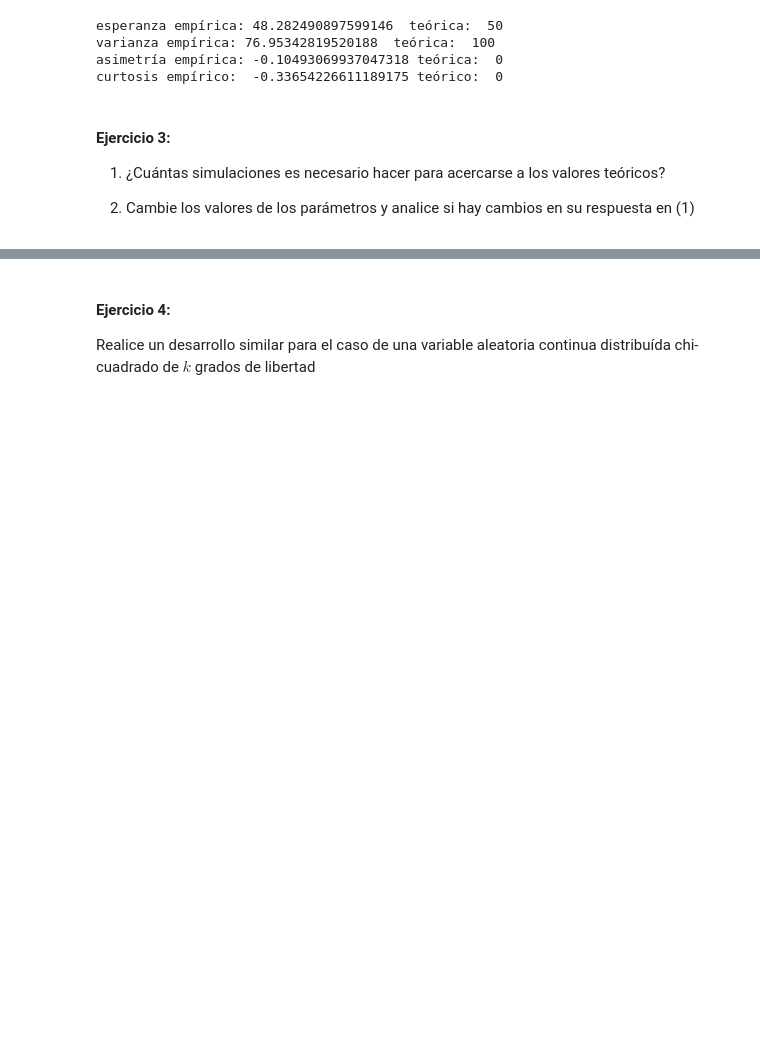
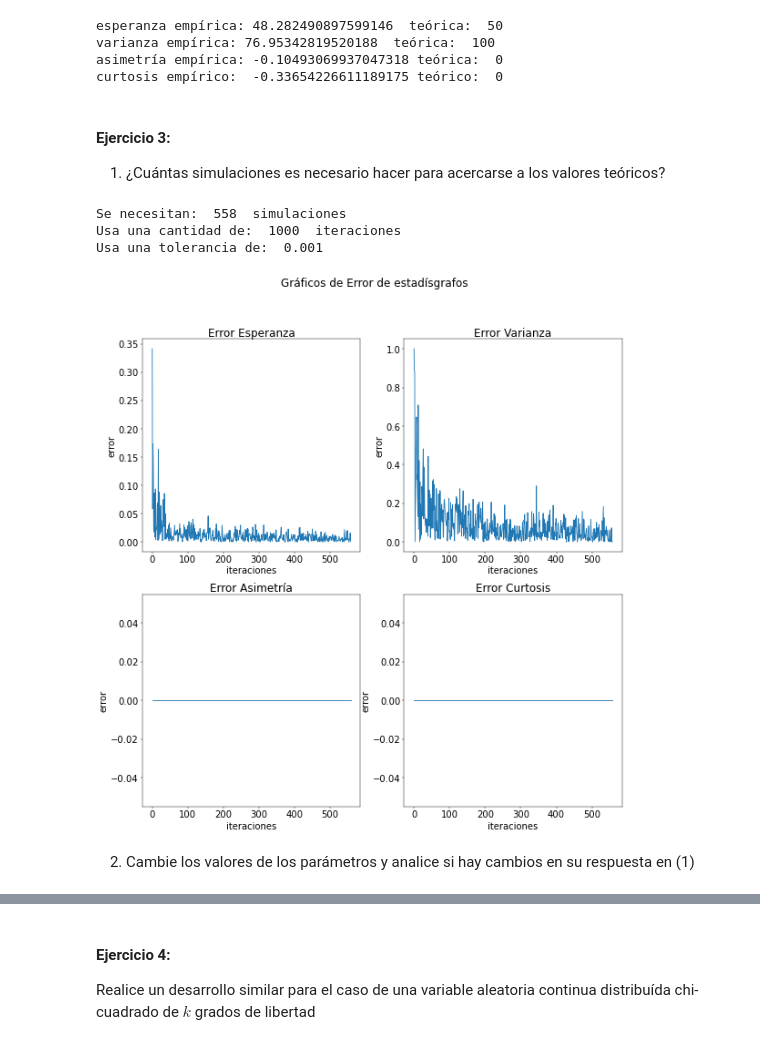
Before and after one commit to estebantejeda/INFO274, a Jupyter notebook: lab2/Laboratorio2.ipynb, the cells around one changed output, grey strips where cells are left out. Saved outputs shown, nothing was run; the diff lists cells and outputs as text; code cells hidden in the pictures; blank space fills up the shorter version.

```diff
--- a/lab2/Laboratorio2.ipynb
+++ b/lab2/Laboratorio2.ipynb
@@ -428,3 +428,6 @@ esperanza empírica: 48.282490897599146  teórica:  50
 varianza empírica: 76.95342819520188  teórica:  100
 asimetría empírica: -0.10493069937047318 teórica:  0
 curtosis empírico:  -0.33654226611189175 teórico:  0
+# %% [markdown]
+#### Ejercicio 3:
+1) ¿Cuántas simulaciones es necesario hacer para acercarse a los valores teóricos?
@@ -431,5 +488,9 @@ curtosis empírico:  -0.33654226611189175 teórico:  0
+# %%
+simulacion_normal(50,10,1000,0.001)
+# %% [output]
+Se necesitan:  558  simulaciones
+Usa una cantidad de:  1000  iteraciones
+Usa una tolerancia de:  0.001
+[figure, added]
 # %% [markdown]
-#### Ejercicio 3:
-1) ¿Cuántas simulaciones es necesario hacer para acercarse a los valores teóricos?
-
 2) Cambie los valores de los parámetros y analice si hay cambios en su respuesta en (1)
```
Also changed, not shown: parts of 5 cells of this notebook.
